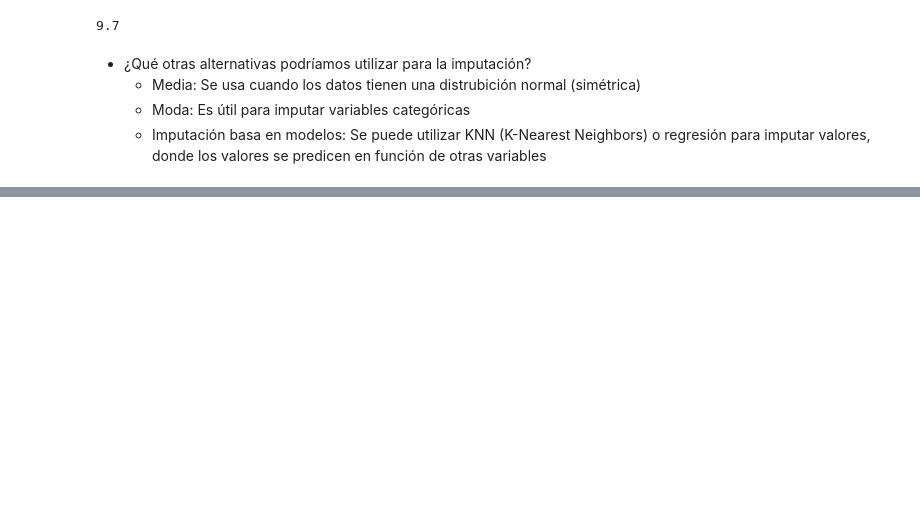
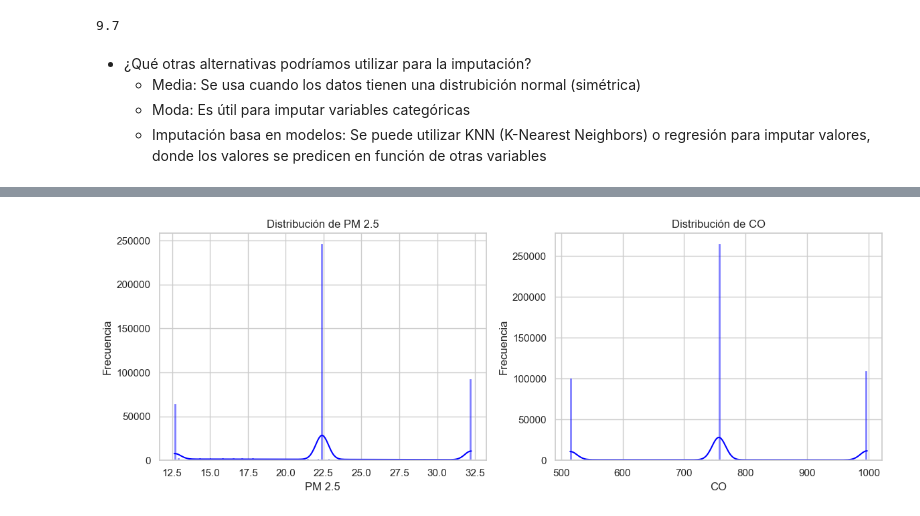
Before and after one commit to UserNanno/CV-PYTHON-2024-III-1, a Jupyter notebook: Clase_6/Clase_6.ipynb, the cells around one changed output, grey strips where cells are left out. Saved outputs shown, nothing was run; the diff lists cells and outputs as text; code cells hidden in the pictures; blank space fills up the shorter version.

```diff
--- a/Clase_6/Clase_6.ipynb
+++ b/Clase_6/Clase_6.ipynb
@@ -373,0 +441,2 @@ print(data_cleaned_step3['O3'].median())
+# %%
+columnas_numericas = ['PM 2.5', 'CO']
@@ -373,0 +485,24 @@ print(data_cleaned_step3['O3'].median())
+# %%
+def treat_outliters(df, column):
+
+    # Definimos los cuartiles
+
+    Q1 = df[column].quantile(0.25)
+    Q3 = df[column].quantile(0.75)
+    IQR = Q3 - Q1
+
+    # Definimos los límites inferior y superior
+
+    lim_inferior = Q1 - 1.5 * IQR
+    lim_superior = Q3 + 1.5 * IQR
+
+    # Capeamos los valores fuera del rango
+
+    df[column] = df[column].apply(lambda x: min(max(x, lim_inferior), lim_superior))
+
+    return df
+
+
+# Aplicamos el tratamiento a las columnas numéricas
+for column in columnas_numericas:
+    data_cleaned_step4 = treat_outliters(data_cleaned_step3, column)
@@ -373,0 +613,2 @@ print(data_cleaned_step3['O3'].median())
+# %%
+data_cleaned_step4['ESTACION'] = data_cleaned_step4['ESTACION'].astype('category')
@@ -373,0 +630,2 @@ print(data_cleaned_step3['O3'].median())
+# %%
+data_cleaned_step4['ESTACION_NUM'] = data_cleaned_step4['ESTACION'].cat.codes
@@ -373,0 +688,16 @@ print(data_cleaned_step3['O3'].median())
+# %%
+import matplotlib.pyplot as plt
+import seaborn as sns
+sns.set(style="whitegrid")
+plt.figure(figsize=(12,8))
+for i, column in enumerate(columnas_numericas, 1):
+    plt.subplot(2,2,i)
+    sns.histplot(data_cleaned_step4[column], kde = True, color='blue')
+    plt.title(f'Distribución de {column}')
+    plt.xlabel(f'{column}')
+    plt.ylabel('Frecuencia')
+
+plt.tight_layout()
+plt.show()
+# %% [output]
+[figure, added]
```
Also changed, not shown: parts of 32 cells of this notebook, 1 other file.
